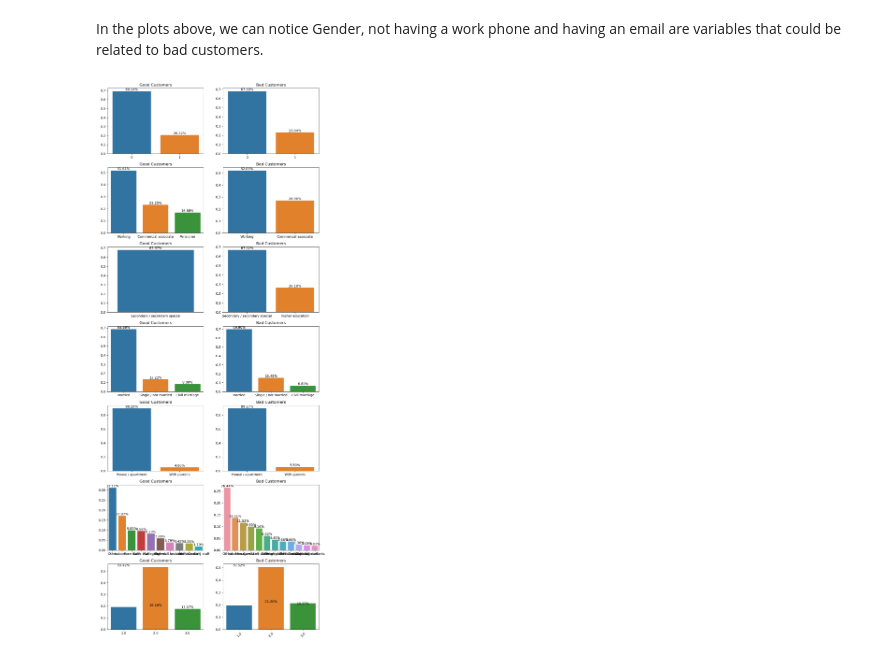
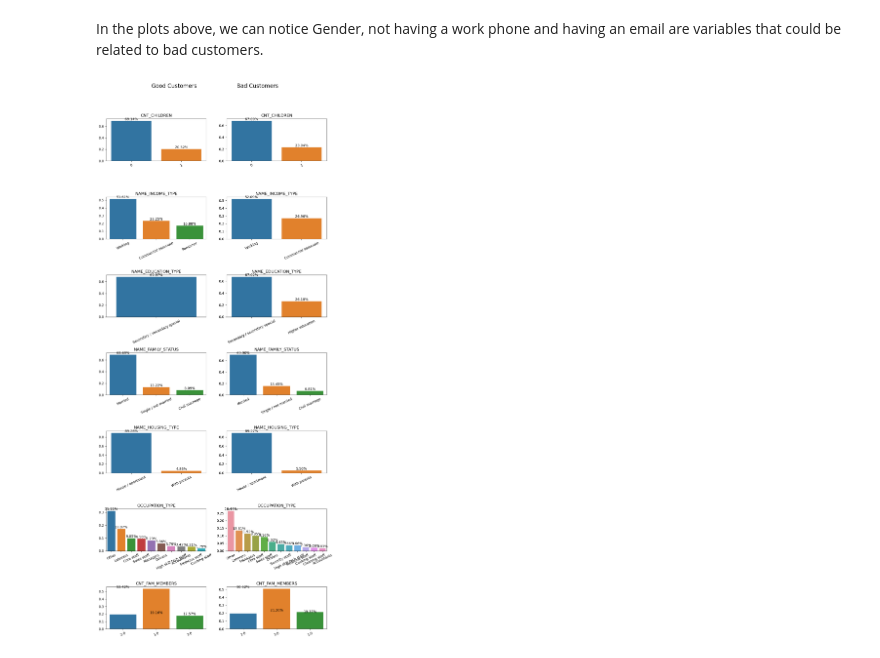
Before and after one commit to DBlassio/tangelo, a Jupyter notebook: notebooks/exploration.ipynb, the cells around one changed output. Cells and saved outputs as stored; diff of their text form; code cells hidden in the pictures.

```diff
--- a/notebooks/exploration.ipynb
+++ b/notebooks/exploration.ipynb
@@ -166,28 +162,37 @@ columns=['CNT_CHILDREN', 'NAME_INCOME_TYPE','NAME_EDUCATION_TYPE',
 # %%
+#Now let's create visualitazions of the columns that are no binary (Ordinal and Cardinal)
+#Some of the variables have a lot of single values, we will limit our sample to only 95 % of the data of that column.
+columns=['CNT_CHILDREN', 'NAME_INCOME_TYPE','NAME_EDUCATION_TYPE',
+'NAME_FAMILY_STATUS', 'NAME_HOUSING_TYPE','OCCUPATION_TYPE', 'CNT_FAM_MEMBERS']
+
 # Create a figure with subplots
 fig, axes = plt.subplots(len(columns), 2, figsize=(10, 24))
+#Title
+plt.suptitle("Good Customers                       Bad Customers", fontsize=16)
 
 for i, column in enumerate(columns):
 
     #Plot1
     vc_norm = df[df["target"] == 0][column].value_counts(normalize=True)
     vc_norm = vc_norm[vc_norm.cumsum() <= 0.95]
 
     sns.barplot(x=vc_norm.index,y=vc_norm.values, ax=axes[i, 0])
-    axes[i, 0].set_title('Good Customers')
+    axes[i, 0].set_title(column)
+    axes[i, 0].set_xticklabels(vc_norm.index, rotation=25)
     for j, ratio in enumerate(vc_norm.values):
         axes[i, 0].text(j, vc_norm.values[j], f'{ratio:.2%}', ha='center', va='bottom')
 
     #Plot2
     vc_norm = df[df["target"] == 1][column].value_counts(normalize=True)
     vc_norm = vc_norm[vc_norm.cumsum() <= 0.95]
 
     sns.barplot(x=vc_norm.index,y=vc_norm.values, ax=axes[i, 1])
-    axes[i, 1].set_title('Bad Customers')
+    axes[i, 1].set_title(column)
+    axes[i, 1].set_xticklabels(vc_norm.index, rotation=25)
     for j, ratio in enumerate(vc_norm.values):
         axes[i, 1].text(j, vc_norm.values[j], f'{ratio:.2%}', ha='center', va='bottom')
 
-plt.tight_layout()
+plt.tight_layout(rect=[0, 0.03, 1, 0.95])
 plt.show()
 # %% [output]
-[figure, old version]
+[figure, new version]
```
Also changed, not shown: parts of 7 cells of this notebook.
